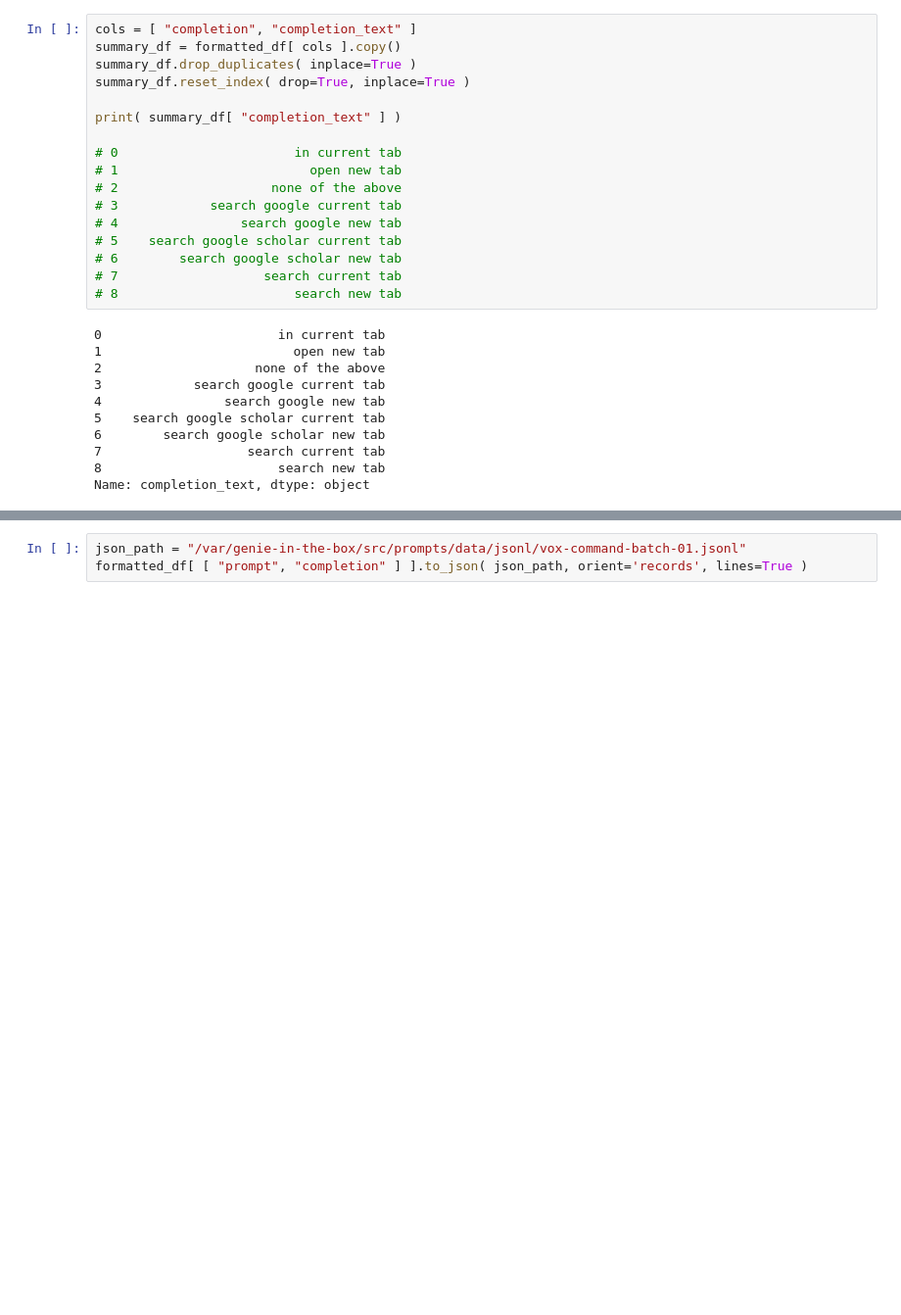
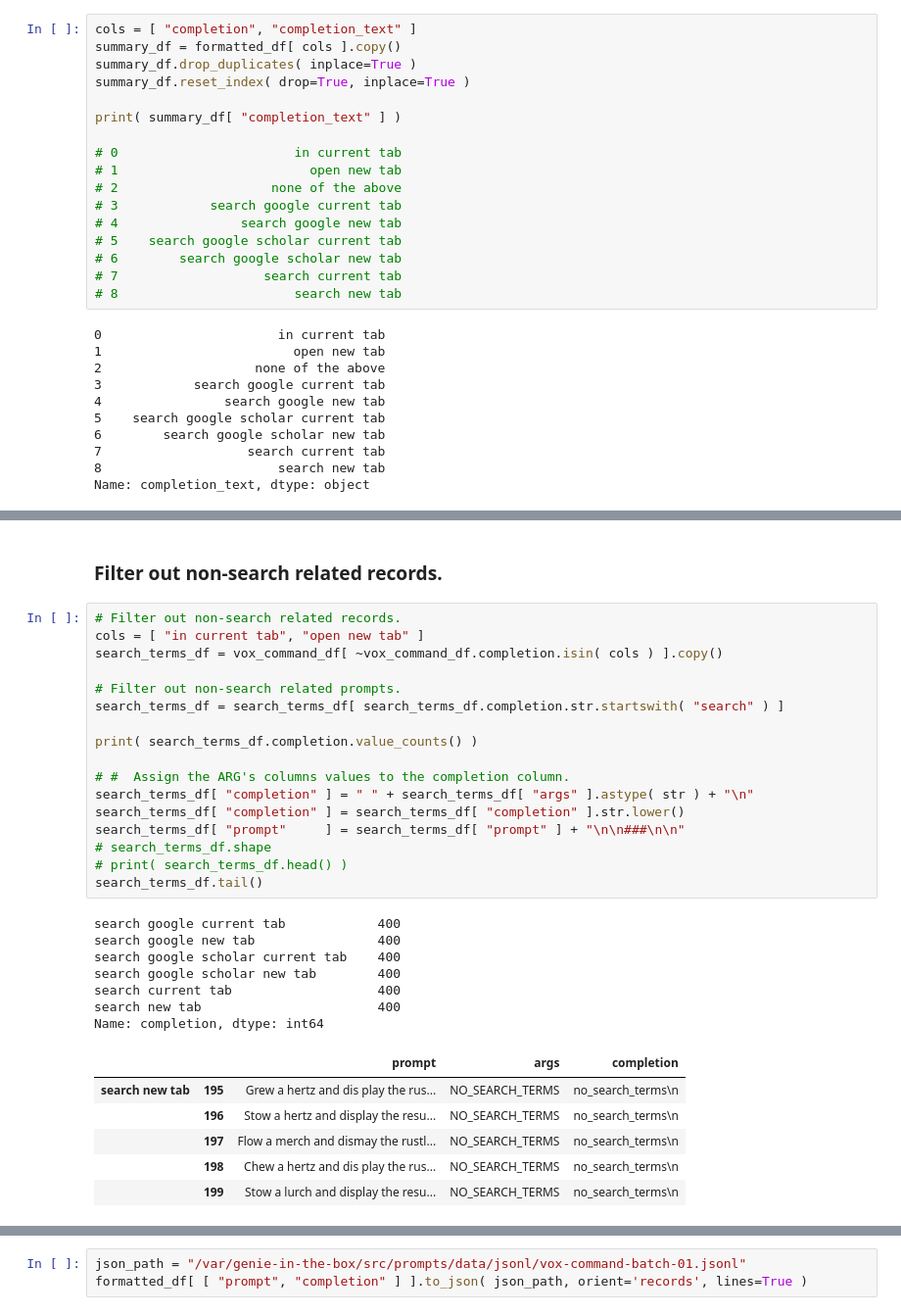
Before and after one commit to deepily/genie-in-the-box, a Jupyter notebook: src/notebooks/synthetic-data-generation-plain-text.ipynb, the cells around one changed output, grey strips where cells are left out. Shown at 98% size. Saved outputs shown, nothing was run; the diff lists cells and outputs as text; blank space fills up the shorter version.

```diff
--- a/src/notebooks/synthetic-data-generation-plain-text.ipynb
+++ b/src/notebooks/synthetic-data-generation-plain-text.ipynb
@@ -432,0 +515,33 @@ Name: completion_text, dtype: object
+# %% [markdown]
+### Filter out non-search related records.
+# %%
+# Filter out non-search related records.
+cols = [ "in current tab", "open new tab" ]
+search_terms_df = vox_command_df[ ~vox_command_df.completion.isin( cols ) ].copy()
+
+# Filter out non-search related prompts.
+search_terms_df = search_terms_df[ search_terms_df.completion.str.startswith( "search" ) ]
+
+print( search_terms_df.completion.value_counts() )
+
+# #  Assign the ARG's columns values to the completion column.
+search_terms_df[ "completion" ] = " " + search_terms_df[ "args" ].astype( str ) + "\n"
+search_terms_df[ "completion" ] = search_terms_df[ "completion" ].str.lower()
+search_terms_df[ "prompt"     ] = search_terms_df[ "prompt" ] + "\n\n###\n\n"
+# search_terms_df.shape
+# print( search_terms_df.head() )
+search_terms_df.tail()
+# %% [output]
+search google current tab            400
+search google new tab                400
+search google scholar current tab    400
+search google scholar new tab        400
+search current tab                   400
+search new tab                       400
+Name: completion, dtype: int64
+|  |  | prompt | args | completion |
+| search new tab | 195 | Grew a hertz and dis play the rus... | NO_SEARCH_TERMS | no_search_terms\n |
+|  | 196 | Stow a hertz and display the resu... | NO_SEARCH_TERMS | no_search_terms\n |
+|  | 197 | Flow a merch and dismay the rustl... | NO_SEARCH_TERMS | no_search_terms\n |
+|  | 198 | Chew a hertz and dis play the rus... | NO_SEARCH_TERMS | no_search_terms\n |
+|  | 199 | Stow a lurch and display the resu... | NO_SEARCH_TERMS | no_search_terms\n |
```
Also changed, not shown: parts of 33 cells of this notebook.
